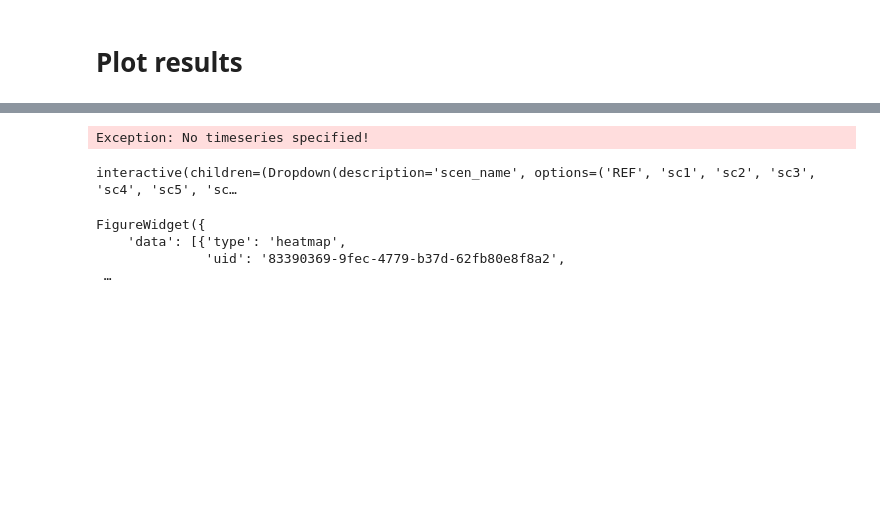
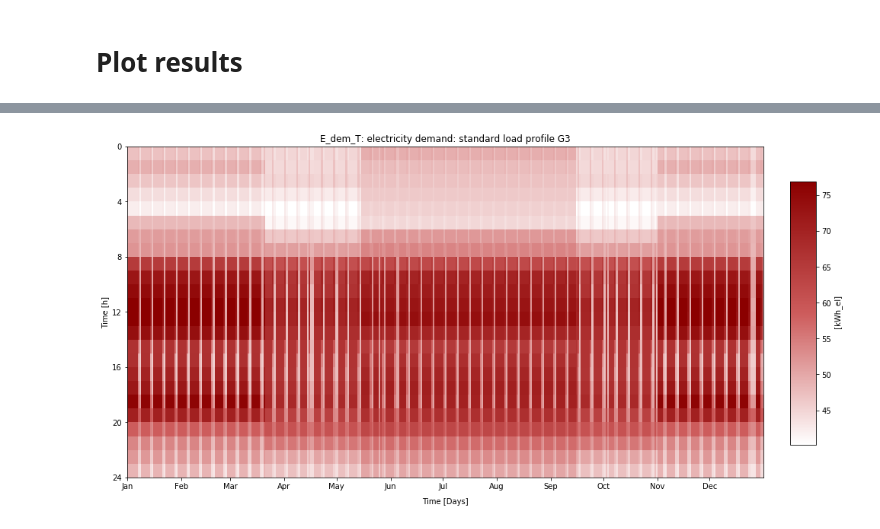
Before and after one commit to mfleschutz/draf-showcase, a Jupyter notebook: index.ipynb, the cells around one changed output, grey strips where cells are left out. Saved outputs shown, nothing was run; the diff lists cells and outputs as text; code cells hidden in the pictures; blank space fills up the shorter version.

```diff
--- a/index.ipynb
+++ b/index.ipynb
@@ -293,14 +314,6 @@ cs.plot.big_plot(sankey_func)
 # %% [output]
 [interactive output not drawn]
 # %%
-cs.REF_scen.plot.heatmap()
+cs.scens.sc5.plot.heatmap(ent_name="E_dem_T")
 # %% [output]
-Exception: No timeseries specified!
+[figure, added]
-# %%
-cs.plot.heatmap_interact("v", "T")
-# %% [output]
-interactive(children=(Dropdown(description='scen_name', options=('REF', 'sc1', 'sc2', 'sc3', 'sc4', 'sc5', 'sc…
-FigureWidget({
-    'data': [{'type': 'heatmap',
-              'uid': '83390369-9fec-4779-b37d-62fb80e8f8a2',
- …
```
Also changed, not shown: parts of 12 cells of this notebook, 2 other files.
